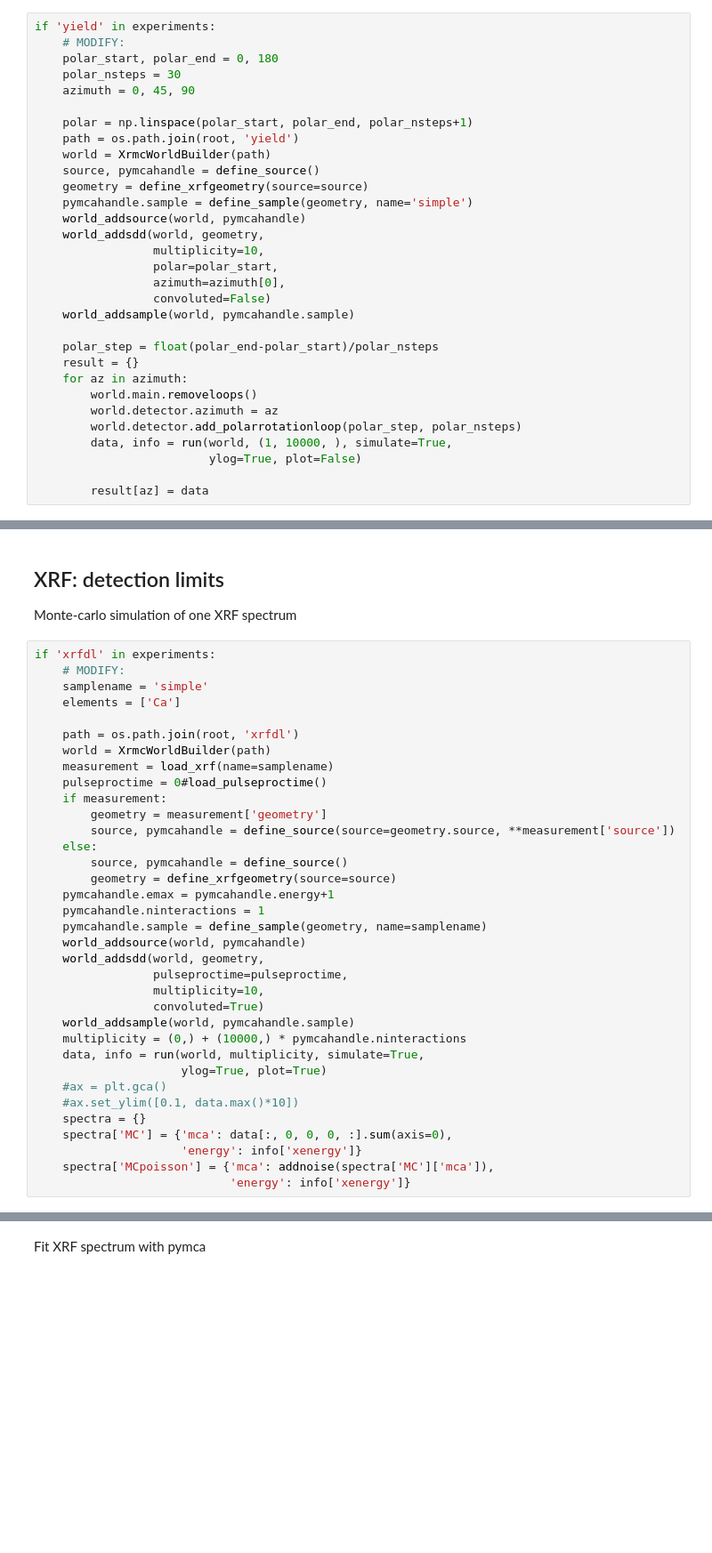
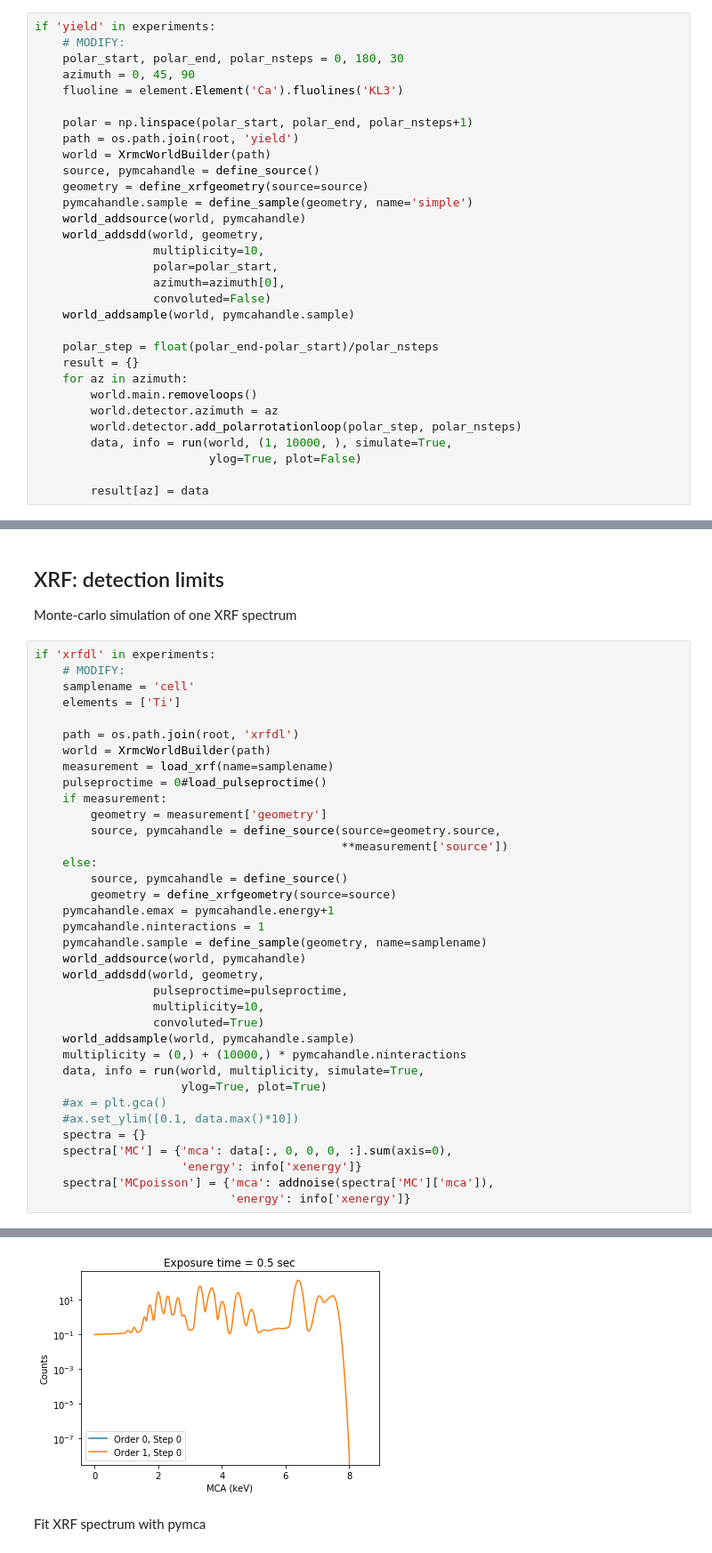
Before and after one commit to woutdenolf/spectrocrunch, a Jupyter notebook: doc/source/tutorials/montecarlo.ipynb, the cells around one changed output, grey strips where cells are left out. Shown at 89% size. Saved outputs shown, nothing was run; the diff lists cells and outputs as text; blank space fills up the shorter version.

```diff
--- a/doc/source/tutorials/montecarlo.ipynb
+++ b/doc/source/tutorials/montecarlo.ipynb
@@ -438,9 +466,9 @@ Yield of scattering and fluorescence as function of detector position
 # %%
 if 'yield' in experiments:
     # MODIFY:
-    polar_start, polar_end = 0, 180
-    polar_nsteps = 30
+    polar_start, polar_end, polar_nsteps = 0, 180, 30
     azimuth = 0, 45, 90
+    fluoline = element.Element('Ca').fluolines('KL3')
 
     polar = np.linspace(polar_start, polar_end, polar_nsteps+1)
     path = os.path.join(root, 'yield')
@@ -502,8 +533,8 @@ Monte-carlo simulation of one XRF spectrum
 # %%
 if 'xrfdl' in experiments:
     # MODIFY:
-    samplename = 'simple'
-    elements = ['Ca']
+    samplename = 'cell'
+    elements = ['Ti']
 
     path = os.path.join(root, 'xrfdl')
     world = XrmcWorldBuilder(path)
@@ -511,7 +542,8 @@ if 'xrfdl' in experiments:
     pulseproctime = 0#load_pulseproctime()
     if measurement:
         geometry = measurement['geometry']
-        source, pymcahandle = define_source(source=geometry.source, **measurement['source'])
+        source, pymcahandle = define_source(source=geometry.source,
+                                            **measurement['source'])
     else:
         source, pymcahandle = define_source()
         geometry = define_xrfgeometry(source=source)
@@ -534,3 +566,4 @@ if 'xrfdl' in experiments:
                      'energy': info['xenergy']}
     spectra['MCpoisson'] = {'mca': addnoise(spectra['MC']['mca']),
                             'energy': info['xenergy']}
+# %% [output]
@@ -537,3 +575,4 @@ if 'xrfdl' in experiments:
+[figure, added]
 # %% [markdown]
 Fit XRF spectrum with pymca
 # %%
```
Also changed, not shown: parts of 16 cells of this notebook, 2 other files.
